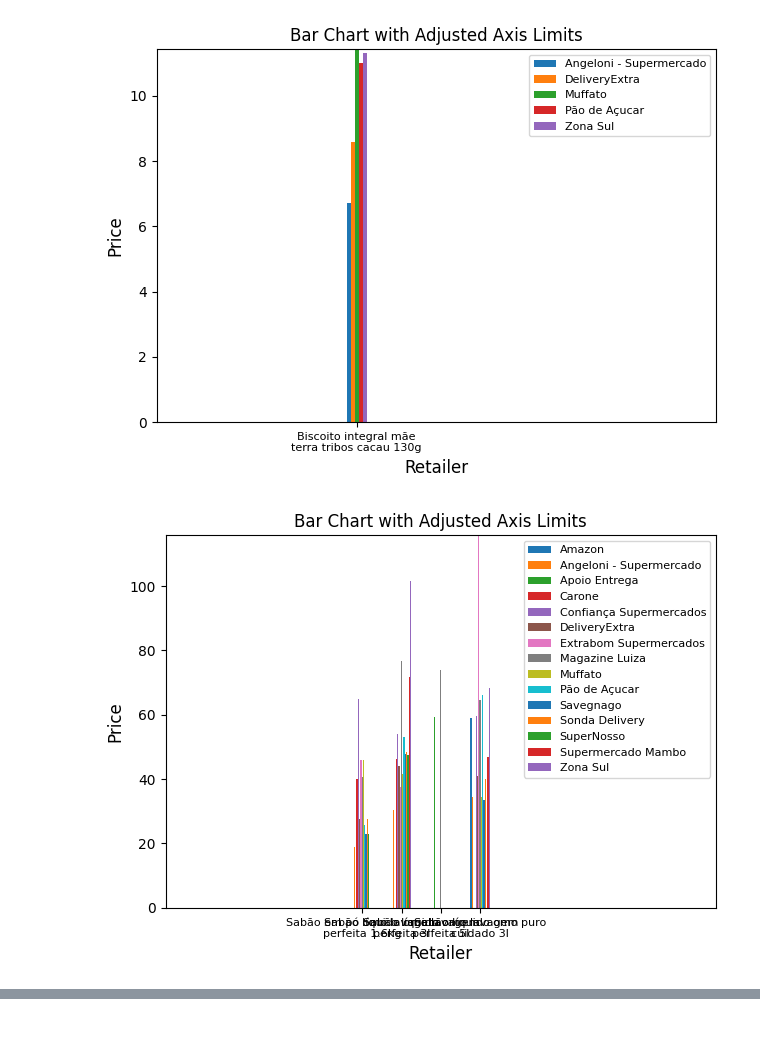
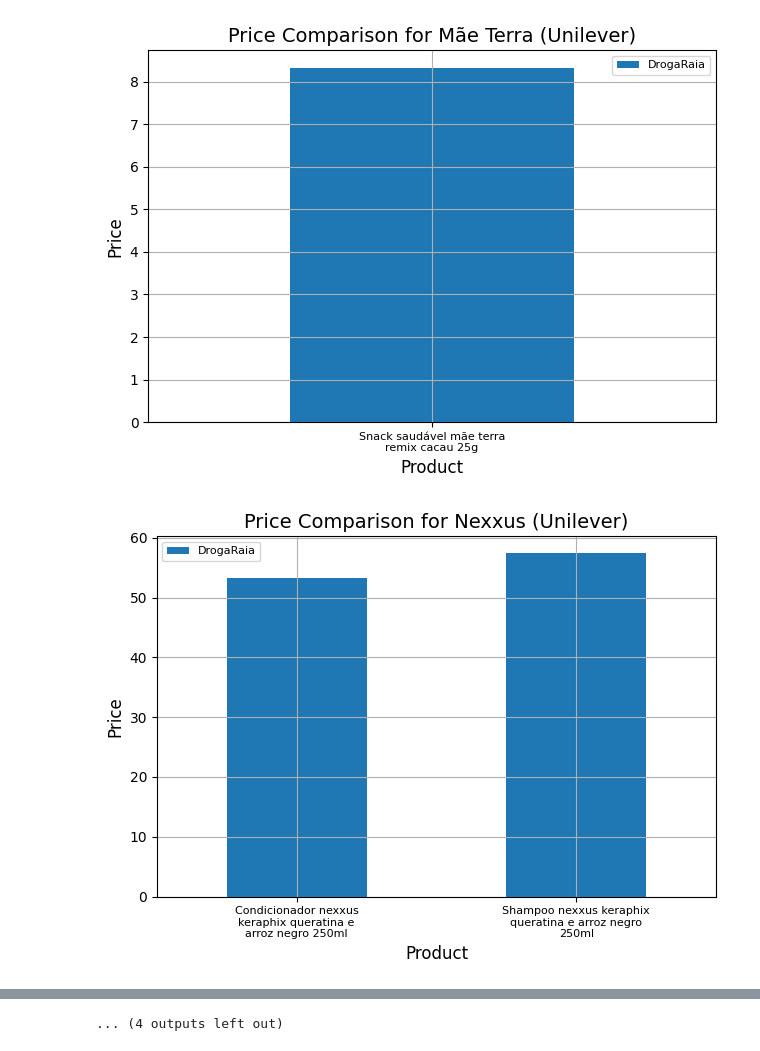
Before and after one commit to luizavboas/test-analytics-engineer_luiza, a Jupyter notebook: notebooks/data_analysis.ipynb, the cells around one changed output, grey strips where cells are left out. Cells and saved outputs as stored; diff of their text form; code cells hidden in the pictures.

Commit message:
chart improvement

```diff
--- a/notebooks/data_analysis.ipynb
+++ b/notebooks/data_analysis.ipynb
@@ -109,10 +109,10 @@ na_vls = ['#N/A', '#N/A N/A', '#NA', '-1.#IND', '-1.#QNAN', '-NaN', '-nan',
                '1.#IND', '1.#QNAN', '<NA>', 'N/A', 'NA', 'NULL', 'NaN', 'n/a', 'nan',
                 'null', '...']
 
-
+nrows = 200000
 
 # Load datasets
-df_prod = pd.read_csv(path+"ProdutosVarejos.csv", na_values = na_vls)
+df_prod = pd.read_csv(path+"ProdutosVarejos.csv", na_values = na_vls, nrows = nrows)
 df_coletas = pd.read_csv(path+"Coletas.csv", na_values = na_vls, nrows = nrows)
 
 # Handling missing values
@@ -158,13 +158,9 @@ df_prod = customer_identifier(df_prod)
 df_coletas["DateIns"] = pd.to_datetime(df_coletas["DateIns"].values).strftime('%d-%m')
 
 # Formatting "Department","Category", "Product" columns strings to begin (each word) with upper case
-for cols in df_prod[["Department","Category", "Product"]]:
+
+for cols in df_prod[["Department","Category", "Product"]].columns.values:
     df_prod[cols] = df_prod[cols].str.capitalize()
 
 # Formatting "Brand" column value strings to begin with upper case
 df_prod.loc[(df_prod["Brand"] != df_prod["Customer"]),"Brand"].str.title()
-
-# Inconsistences fixing and verification
-df_coletas = fix_unconsistences(df_coletas, 'missing')
-df_coletas = fix_unconsistences(df_coletas, 'negative')
-verify_inconsistences(df_coletas)
@@ -170,0 +180,4 @@ verify_inconsistences(df_coletas)
+# %%
+# Inconsistences fixing and verification
+df_coletas = fix_inconsistences(df_coletas, 'missing')
+df_coletas = fix_inconsistences(df_coletas, 'negative')
@@ -171,6 +188,7 @@ verify_inconsistences(df_coletas)
 # %%
 # Customer Price Analysis
 selected_customer = 'Unilever'
+selected_retailer = ['Amazon', 'DrogaRaia', 'Drogasil', 'Mercado Livre']
 
 df_join1 = df_prod.merge(right = df_coletas, how='inner',\
                     on = 'MasterKey_RetailerProduct').groupby(\
@@ -180,47 +198,40 @@ df_join1["FinalPrice"] = np.round(df_join1["FinalPrice"].values,decimals = 2)
 df_join1.reset_index(inplace = True)
 df_join1
 
-df_selected_customer = df_join1[df_join1["Customer"] == selected_customer]
+df_selected_customer = df_join1[(df_join1["Customer"] == selected_customer)&(df_join1["Competitor"] == 0)]
 
 for brand in pd.unique(df_selected_customer["Brand"]):
     df_selected_brand = df_selected_customer[df_selected_customer["Brand"] == brand]
 
     # Group by EAN and Retailer, calculate mean price
     ean_retailer_prices = df_selected_brand.groupby(['EAN', 'Retailer','Product'])['FinalPrice'].mean().reset_index()
+    ean_retailer_prices = ean_retailer_prices.merge(right = pd.DataFrame(selected_retailer, columns = ['Retailer']), how = 'inner')
 
     # Pivot the data for plotting
     pivot_data = ean_retailer_prices.pivot(index='Product', columns='Retailer', values='FinalPrice')
 
-    # Create a bar chart for each EAN
-     ax = pivot_data.plot(kind='bar', figsize=(20, 5), width = 0.5)
-    ax.set_xlabel('Product', fontsize=12)                                   # Xlabel font and size
-    ax.set_ylabel('Price', fontsize=12)                                     # Ylabel font and size
+    if not pivot_data.empty:
+        # Create a bar chart for each EAN
+        ax = pivot_data.plot(kind='bar')
+        #ax = pivot_data.plot(kind='bar', figsize=(20, 5))
+        ax.set_xlabel('Product', fontsize=12)                                   # Xlabel font and size
+        ax.set_ylabel('Price', fontsize=12)                                     # Ylabel font and size
 
-    ax.set_title(f'Price Comparison for {brand} ({selected_customer})', fontsize=14)
+        ax.set_title(f'Price Comparison for {brand} ({selected_customer})', fontsize=14)
 
-    # Break xlabels into multiple lines using textwrap
-    wrapped_xlabels = [textwrap.fill(label, width=25) for label in pivot_data.index]
-    ax.set_xticklabels(wrapped_xlabels, rotation=0, ha='center', fontsize=8)            # Xlabel rotation and position
+        # Break xlabels into multiple lines using textwrap
+        wrapped_xlabels = [textwrap.fill(label, width=25) for label in pivot_data.index]
 
-    # Set axis labels and title
-    ax.set_xlabel('Retailer')
-    ax.set_ylabel('Price')
-    ax.set_title('Bar Chart with Adjusted Axis Limits')
+        # Xlabel rotation and position
+        ax.set_xticklabels(wrapped_xlabels, rotation=0, ha='center', fontsize=8)
 
-    # Position the legend outside the chart
-    ax.legend(title='Legend', bbox_to_anchor=(1, 1), loc='upper left')
-    ax.legend(title='Retailer', loc='right')                                # Legend position and title
-    ax.legend(fontsize=8)                                                   # Legend font size
+        # Position the legend outside the chart
+        ax.legend(title='Retailer', loc='upper right')                                # Legend position and title
+        ax.legend(fontsize=8)                                                   # Legend font size
 
+        # Add grid lines to the plot
+        ax.grid(True)
 
-
-    # Manually adjust axis limits
-    ax.set_ylim(0, np.max(ean_retailer_prices['FinalPrice'].values)+5)  # Adjust the y-axis limits
-
-    # Manually adjust axis limits
-    ax.set_ylim(0, np.max(ean_retailer_prices['FinalPrice'].values))  # Adjust the y-axis limits
-    ax.set_xlim(-5, len(df['Retailer'])+5)  # Adjust the x-axis limits
-
-    plt.tight_layout()
-    plt.show()
+        plt.tight_layout()
+        plt.show()
 # %% [output]
@@ -236,2 +247,2 @@ for brand in pd.unique(df_selected_customer["Brand"]):
-[figure, old version]
+[figure, new version]
-[figure, old version]
+[figure, new version]
@@ -241,3 +250,4 @@ for brand in pd.unique(df_selected_customer["Brand"]):
+... (4 outputs left out)
 # %%
 from matplotlib.dates import DateFormatter
 
```
Also changed, not shown: parts of 7 cells of this notebook, 4 other files.
